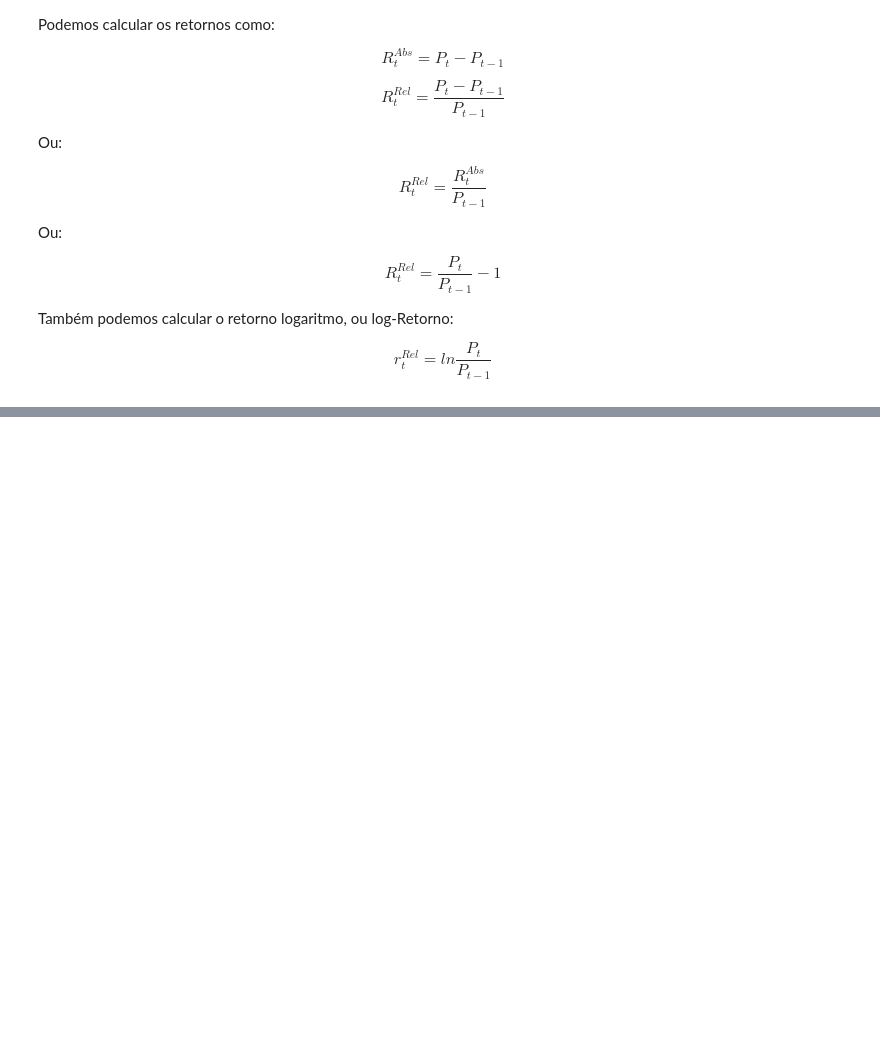
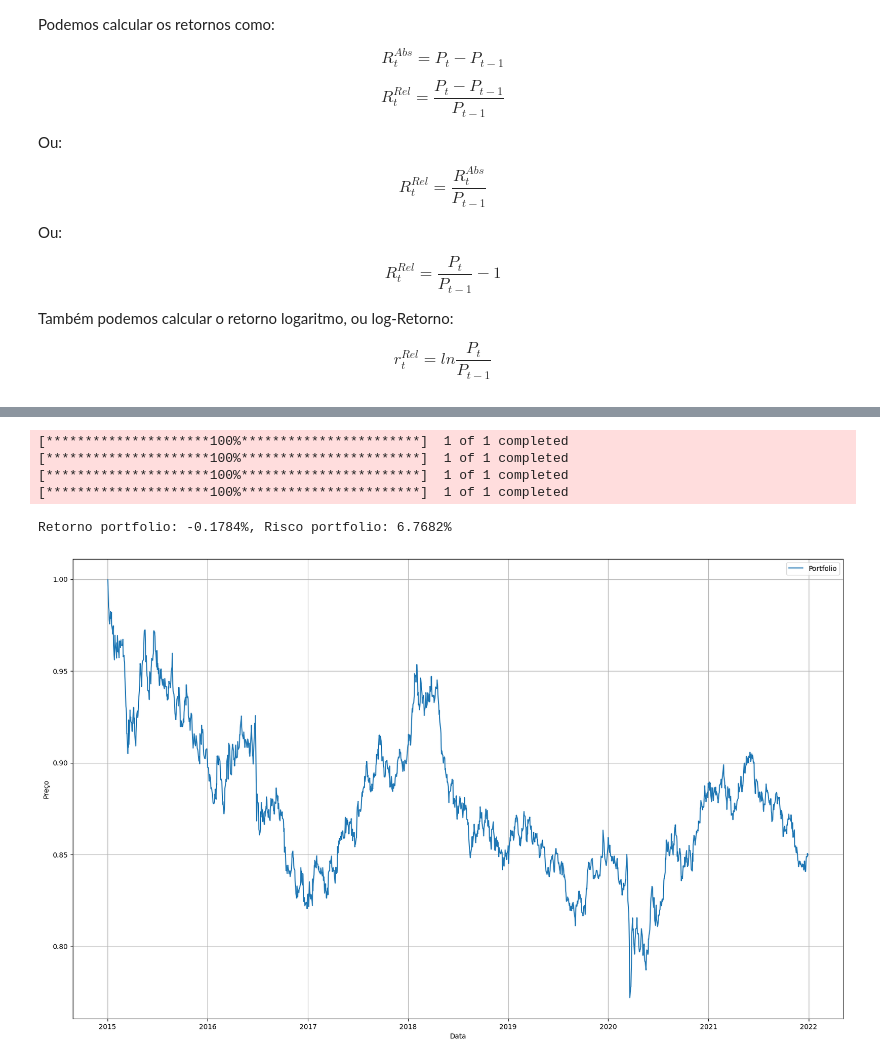
Before and after one commit to daniellcferreira/python-finance, a Jupyter notebook: aula07.ipynb, the cells around one changed output, grey strips where cells are left out. Drawn from its saved outputs; the diff is of its cells as text; code cells hidden in the pictures; blank space fills up the shorter version.

```diff
--- a/aula07.ipynb
+++ b/aula07.ipynb
@@ -143,0 +414,60 @@ $$ r^{Rel}_t = ln\frac{P_t}{P_{t-1}}$$
+# %%
+import numpy as np
+import seaborn as sns
+import yfinance as yf
+import pandas as pd
+
+curncy = ['BRLUSD=X', 'GBPUSD=X', 'CNYUSD=X', 'EURUSD=X']  # Cotações de moedas
+df_curncy = pd.DataFrame()
+
+for idx, i in enumerate(curncy):    # Loop para baixar os dados de cada moeda
+    db = yf.download(i, start='2015-01-01', end='2021-12-31')
+    db.reset_index(drop=False, inplace=True)
+    db = db.loc[:, ['Date', 'Close']]
+
+    db.columns = ['Data', i]
+    if idx == 0:
+        df_curncy = db
+    else:
+        df_curncy[i] = db[i]
+
+df_curncy.set_index(['Data'], inplace=True) # Ajustando o índice
+
+weights = np.ones(len(curncy))/len(curncy) # Pesos iguais para cada moeda
+
+df_curncy_port = df_curncy.dot(weights) # Retorno do portifólio
+
+df_curncy_port_ret = df_curncy_port.pct_change()[1:]
+df_curncy = df_curncy.pct_change()[1:] # Retorno diário
+
+df_curncy_meanret = df_curncy.mean() # Retorno médio diário
+df_curncy_meanret_port = df_curncy_port_ret.mean()  # Retorno médio diário do portifólio
+
+df_curncy_cumret = (1 + df_curncy).cumprod() # Retorno acumulado
+df_curncy_port_cumret = (1 + df_curncy_port_ret).cumprod() # Retorno acumulado do portifólio
+
+retorno_port = np.sum(weights * df_curncy_meanret)
+
+df_curncy_cov = df_curncy.cov() * 252 # Este produto é devido aos retornos serem diários (Dias Úteis), então precisamos
+                                      # anualizar a covariância
+
+portif_var = np.dot(weights.T, np.dot(df_curncy_cov, weights)) # Variância do portifólio
+portif_risco = np.sqrt(portif_var) # Risco do portifólio
+
+print(f'Retorno portfolio: {round(retorno_port*100*np.sqrt(252), 4)}%, Risco portfolio: {round(portif_risco*100, 4)}%')
+# %% [output]
+[*********************100%***********************]  1 of 1 completed
+[*********************100%***********************]  1 of 1 completed
+[*********************100%***********************]  1 of 1 completed
+[*********************100%***********************]  1 of 1 completed
+Retorno portfolio: -0.1784%, Risco portfolio: 6.7682%
+# %%
+plt.figure(figsize=(20,12))
+plt.plot(df_curncy_port_cumret, label='Portfolio')
+plt.xlabel('Data')
+plt.ylabel('Preço')
+plt.grid()
+plt.legend()
+plt.show()
+# %% [output]
+[figure, added]
```
Also changed, not shown: parts of 17 cells of this notebook.
